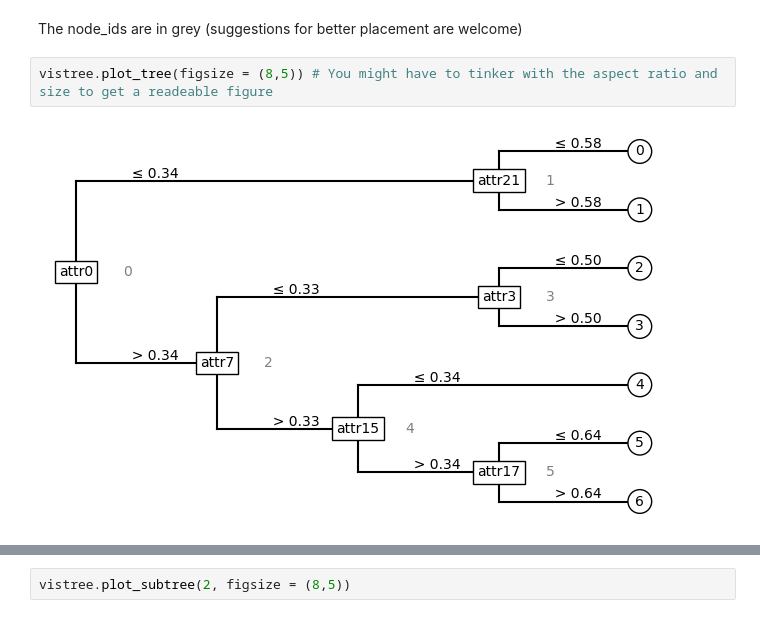
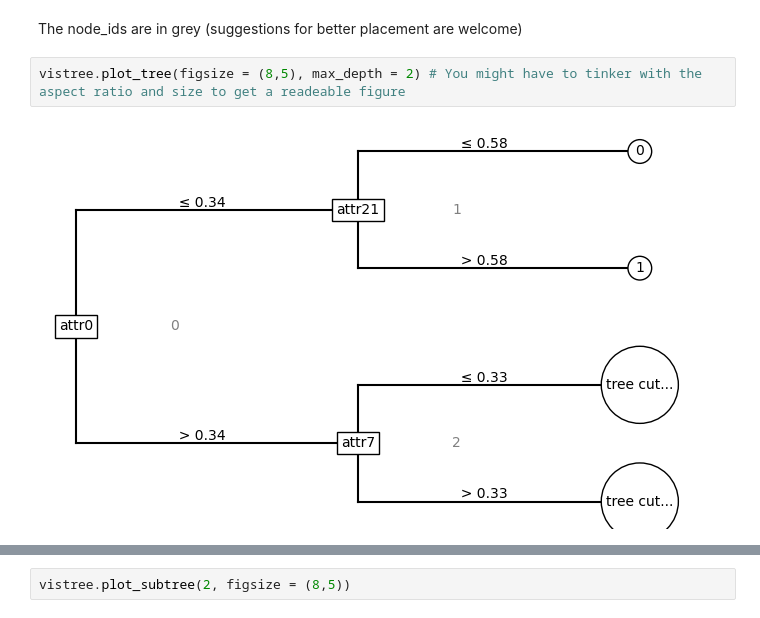
Before and after one commit to jonassoenen/predclus_scengen, a Jupyter notebook: notebooks/example.ipynb, the cells around one changed output, grey strips where cells are left out. Saved outputs shown, nothing was run; the diff lists cells and outputs as text.

Commit message:
support for max_depth in plotting trees

```diff
--- a/notebooks/example.ipynb
+++ b/notebooks/example.ipynb
@@ -202,6 +202,6 @@ vistree.print_tree()
 # %% [markdown]
 The node_ids are in grey (suggestions for better placement are welcome)
 # %%
-vistree.plot_tree(figsize = (8,5)) # You might have to tinker with the aspect ratio and size to get a readeable figure
+vistree.plot_tree(figsize = (8,5), max_depth = 2) # You might have to tinker with the aspect ratio and size to get a readeable figure
 # %% [output]
-[figure, old version]
+[figure, new version]
```
Also changed, not shown: parts of 1 cell of this notebook, 1 other file.
